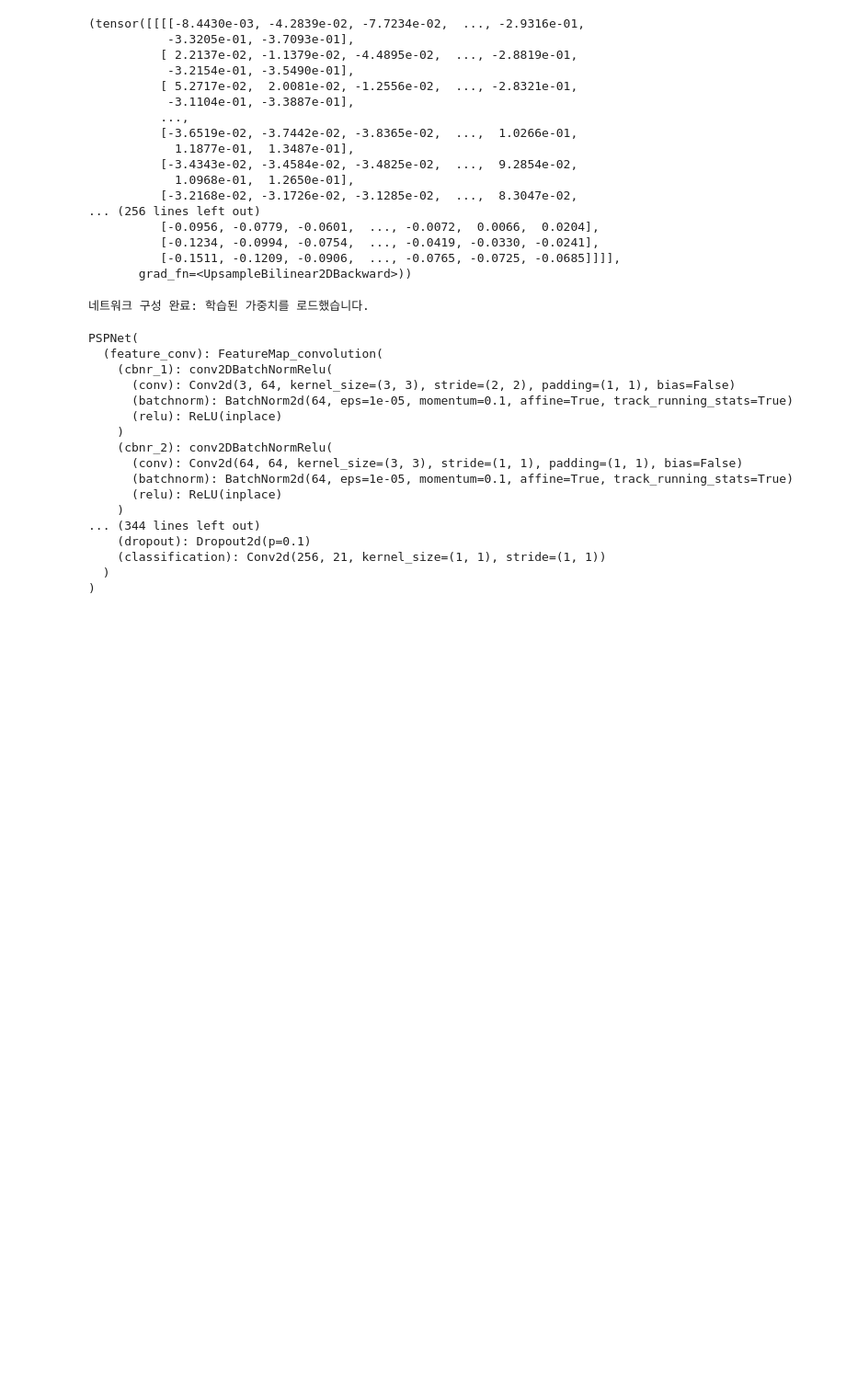
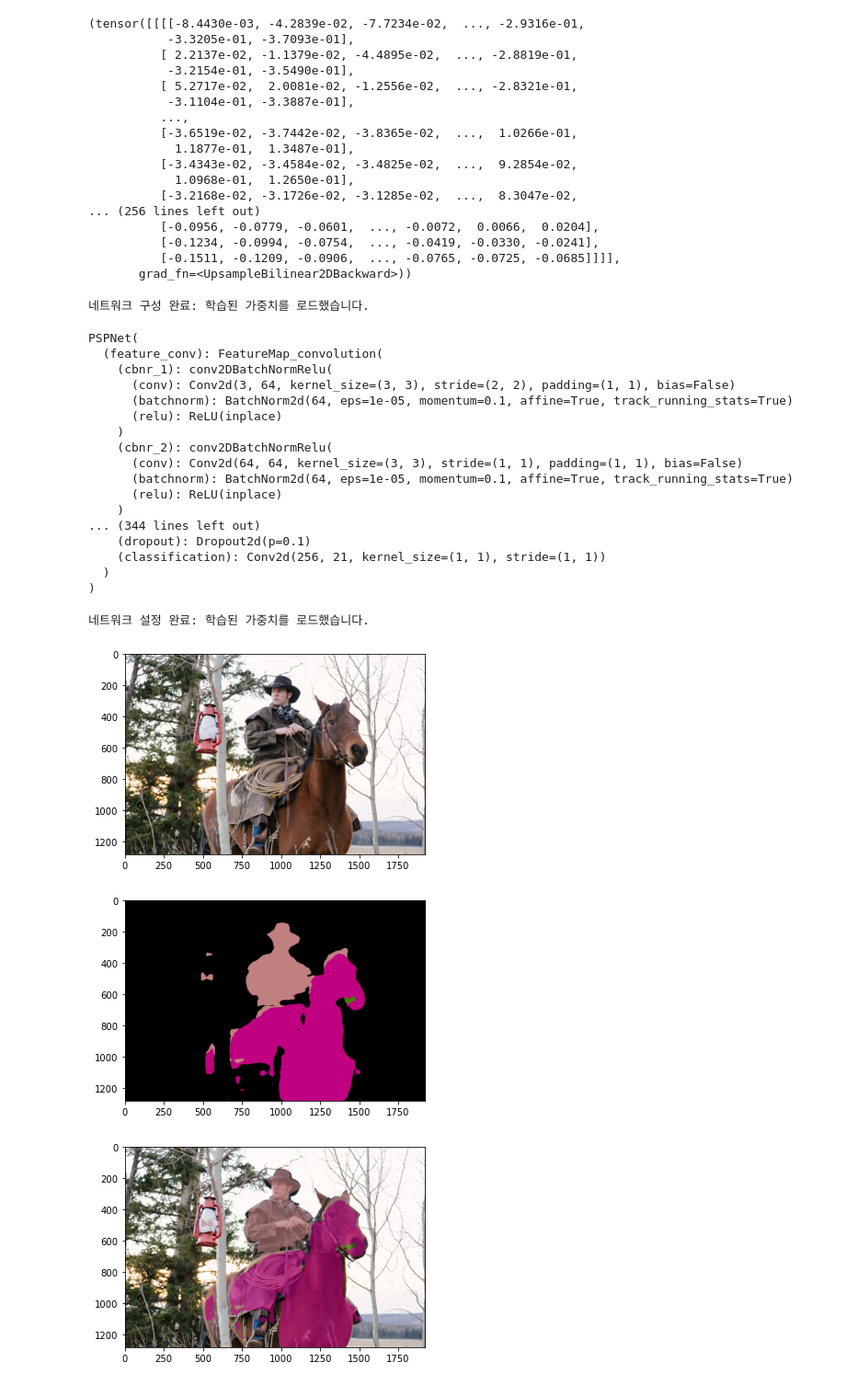
Before and after one commit to KodaHye/PyTorch, a Jupyter notebook: Chapter3. 시맨틱 분할(PSPNet)/3. 시맨틱 분할(PSPNet).ipynb, the cells around one changed output. Shown at 92% size. Drawn from its saved outputs; the diff is of its cells as text; code cells hidden in the pictures; blank space fills up the shorter version.

```diff
--- a/Chapter3. 시맨틱 분할(PSPNet)/3. 시맨틱 분할(PSPNet).ipynb
+++ b/Chapter3. 시맨틱 분할(PSPNet)/3. 시맨틱 분할(PSPNet).ipynb
@@ -1046,0 +1036,76 @@ print('ネットワーク設定完了：学習済みの重みをロードしま
+# %%
+from utils.pspnet import PSPNet
+
+net = PSPNet(n_classes=21)
+
+# 학습된 파라미터 읽기
+state_dict = torch.load("./weights/pspnet50_30.pth",
+                        map_location={'cuda:0': 'cpu'})
+net.load_state_dict(state_dict)
+
+print('네트워크 설정 완료: 학습된 가중치를 로드했습니다.')
+# %% [output]
+네트워크 설정 완료: 학습된 가중치를 로드했습니다.
+# %%
+# 1. 원본 이미지 표시
+image_file_path = "./data/trees-ge64ef1476_1920.jpg"
+img = Image.open(image_file_path)   # [高さ][幅][色RGB]
+img_width, img_height = img.size
+plt.imshow(img)
+plt.show()
+
+# 2. 전처리 클래스 작성
+color_mean = (0.485, 0.456, 0.406)
+color_std = (0.229, 0.224, 0.225)
+transform = DataTransform(
+    input_size=475, color_mean=color_mean, color_std=color_std)
+
+# 3. 전처리
+# 적당한 어노테이션 이미지를 준비하여 색상 팔레트 정보 추출
+anno_file_path = val_anno_list[0]
+anno_class_img = Image.open(anno_file_path)   # [높이][폭]
+p_palette = anno_class_img.getpalette()
+phase = "val"
+img, anno_class_img = transform(phase, img, anno_class_img)
+
+# 4. PSPNet으로 추론
+net.eval()
+x = img.unsqueeze(0)  # 미니 배치화：torch.Size([1, 3, 475, 475])
+outputs = net(x)
+y = outputs[0]  # AuxLoss 축은 무시, y의 크기는 torch.Size([1, 21, 475, 475])
+
+# 5. PSPNet 출력으로 최대 클래스를 구하여 색상 팔레트 형식으로 화상 크기를 원래대로 되돌린다.
+y = y[0].detach().numpy()  # y：torch.Size([1, 21, 475, 475])
+y = np.argmax(y, axis=0)
+anno_class_img = Image.fromarray(np.uint8(y), mode="P")
+anno_class_img = anno_class_img.resize((img_width, img_height), Image.NEAREST)
+anno_class_img.putpalette(p_palette)
+plt.imshow(anno_class_img)
+plt.show()
+
+# 6. 이미지를 투과시켜 겹친다.
+trans_img = Image.new('RGBA', anno_class_img.size, (0, 0, 0, 0))
+anno_class_img = anno_class_img.convert('RGBA')  # 색상 팔레트 형식을 RGBA로 변환
+
+for x in range(img_width):
+    for y in range(img_height):
+        # 추론 결과 이미지의 픽셀 데이터를 취득
+        pixel = anno_class_img.getpixel((x, y))
+        r, g, b, a = pixel
+
+        # (0, 0, 0)의 배경이라면 그대로 투과시킨다.
+        if pixel[0] == 0 and pixel[1] == 0 and pixel[2] == 0:
+            continue
+        else:
+            # 그 외 색상은 준비된 이미지에 픽셀 기록
+            trans_img.putpixel((x, y), (r, g, b, 150))
+            # 투과율을 150으로 지정
+
+img = Image.open(image_file_path)   # [높이][폭][색RGB]
+result = Image.alpha_composite(img.convert('RGBA'), trans_img)
+plt.imshow(result)
+plt.show()
+# %% [output]
+[figure, added]
+[figure, added]
+[figure, added]
```
Also changed, not shown: parts of 21 cells of this notebook.
